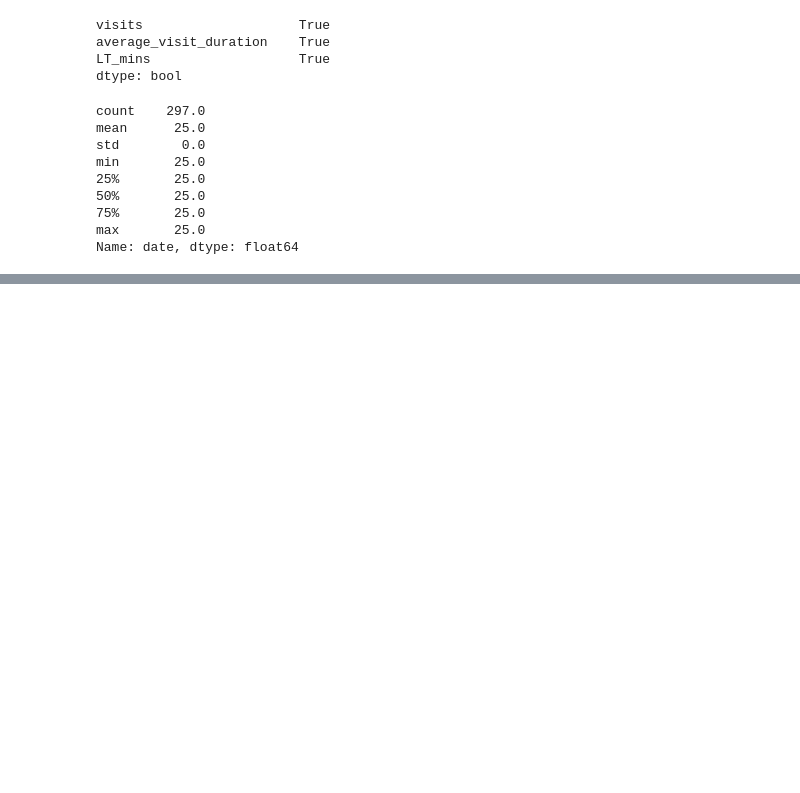
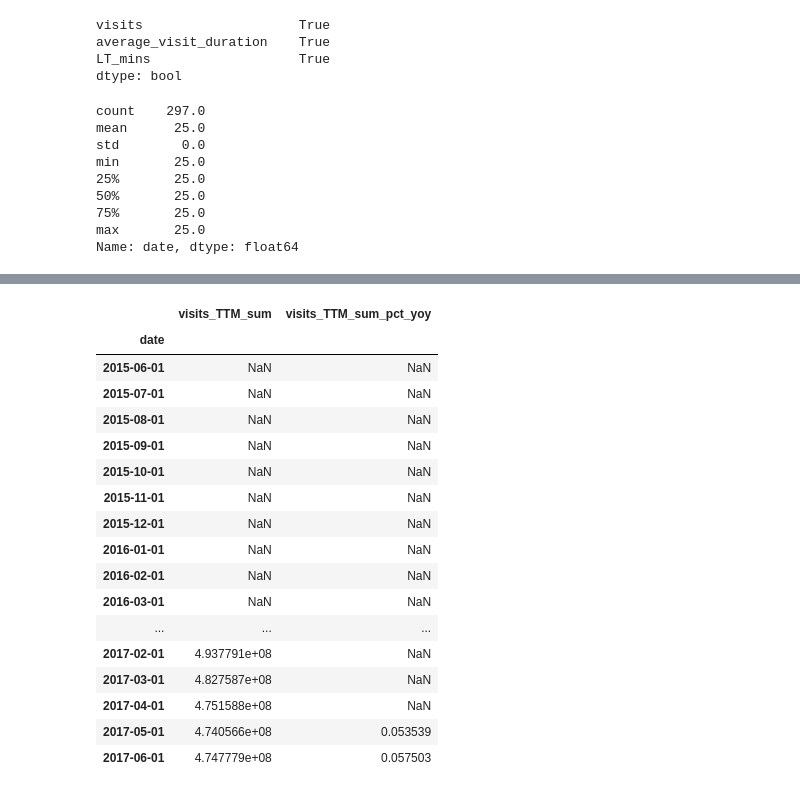
Before and after one commit to Per48edjes/KA-CAD, a Jupyter notebook: Data Source Auditor.ipynb, the cells around one changed output, grey strips where cells are left out. Saved outputs shown, nothing was run; the diff lists cells and outputs as text; code cells hidden in the pictures; blank space fills up the shorter version.

```diff
--- a/Data Source Auditor.ipynb
+++ b/Data Source Auditor.ipynb
@@ -304,0 +302,42 @@ indexed_df
+# %%
+# Dependency for doing date math
+import datetime
+from dateutil.relativedelta import relativedelta
+
+def yoyer(df):
+    # Index the dataframe so only endpoints are column values
+    indexed_df = df.set_index(['group_site',  'KA_initiative', 'site_name', 'site_url', 'endpoint_category', 'date'])
+    indexed_df.sortlevel(inplace=True)
+
+    #Helper function to perform % y/y calculation
+    def yoy_calculator(df, row, col):
+        key = list(row.name)
+        curr_row_date = datetime.datetime.strptime(key.pop(), '%Y-%m-%d').date()
+        base_date = curr_row_date + relativedelta(years=-1)
+        base_key = tuple(key + [str(base_date)])
+        if base_key in df.index:
+            year_0 = df.loc[base_key, col]
+            year_1 = df.loc[tuple(key+[str(curr_row_date)]), col]
+            if year_0 != 0.0:
+                try:
+                    pct_chg = (year_1/year_0) - 1
+                    return pct_chg
+                except:
+                    return
+            else:
+                return
+        else:
+            return
+
+    # Execute apply of 'yoy_calculator' by row
+    for col in indexed_df.columns:
+        indexed_df[col+'_pct_yoy'] = indexed_df.apply(lambda x: yoy_calculator(indexed_df, x, col), axis=1)
+
+    # Return dataframe (unindexed)
+    print('Successfully wrote YOY columns!')
+    return indexed_df.reset_index()
+
+%time final = yoyer(monthly_and_TTM_table)
+final.set_index(['group_site',  'KA_initiative', 'site_name', 'site_url', 'endpoint_category', 'date'], inplace=True)
+final.loc[('Quizlet', 'C&CL', 'Quizlet', 'quizlet.com', 'mobile-web',),('visits_TTM_sum','visits_TTM_sum_pct_yoy')]
+# %% [output]
@@ -304,0 +347,18 @@ indexed_df
+|  | visits_TTM_sum | visits_TTM_sum_pct_yoy |
+| date |  |  |
+| 2015-06-01 | NaN | NaN |
+| 2015-07-01 | NaN | NaN |
+| 2015-08-01 | NaN | NaN |
+| 2015-09-01 | NaN | NaN |
+| 2015-10-01 | NaN | NaN |
+| 2015-11-01 | NaN | NaN |
+| 2015-12-01 | NaN | NaN |
+| 2016-01-01 | NaN | NaN |
+| 2016-02-01 | NaN | NaN |
+| 2016-03-01 | NaN | NaN |
+| ... | ... | ... |
+| 2017-02-01 | 4.937791e+08 | NaN |
+| 2017-03-01 | 4.827587e+08 | NaN |
+| 2017-04-01 | 4.751588e+08 | NaN |
+| 2017-05-01 | 4.740566e+08 | 0.053539 |
+| 2017-06-01 | 4.747779e+08 | 0.057503 |
```
Also changed, not shown: parts of 13 cells of this notebook, 2 other files.
